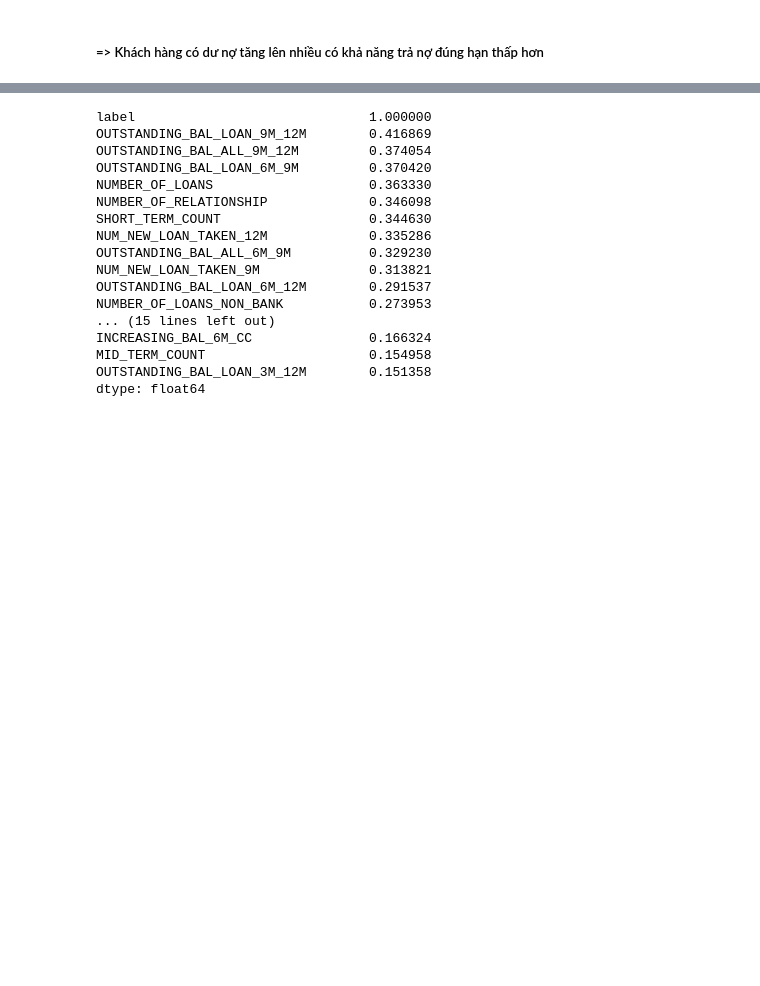
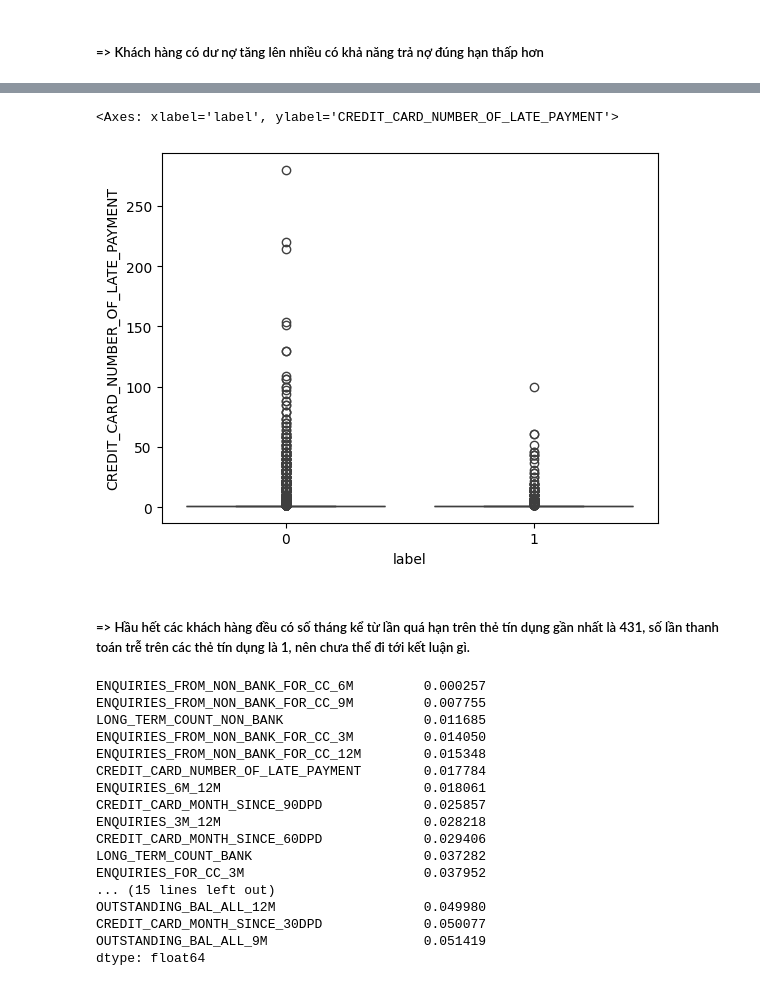
Before and after one commit to MinhDucNguyen9705/DSTC_Round2, a Jupyter notebook: data_analysis.ipynb, the cells around one changed output, grey strips where cells are left out. Cells and saved outputs as stored; diff of their text form; code cells hidden in the pictures; blank space fills up the shorter version.

```diff
--- a/data_analysis.ipynb
+++ b/data_analysis.ipynb
@@ -451,20 +535,27 @@ df[df['label']==1][['CREDIT_CARD_MONTH_SINCE_10DPD', 'CREDIT_CARD_MONTH_SINCE_30
+# %%
+sns.boxplot(x=df['label'], y=df['CREDIT_CARD_NUMBER_OF_LATE_PAYMENT'])
+# %% [output]
+<Axes: xlabel='label', ylabel='CREDIT_CARD_NUMBER_OF_LATE_PAYMENT'>
+[figure, added]
+# %% [markdown]
+##### => Hầu hết các khách hàng đều có số tháng kể từ lần quá hạn trên thẻ tín dụng gần nhất là 431, số lần thanh toán trễ trên các thẻ tín dụng là 1, nên chưa thể đi tới kết luận gì.
 # %%
-df.corrwith(df['label']).apply(lambda x: abs(x)).sort_values(ascending=False).head(30)
+df.corrwith(df['label']).apply(lambda x: abs(x)).sort_values(ascending=True).head(30)
 # %% [output]
-label                              1.000000
-OUTSTANDING_BAL_LOAN_9M_12M        0.416869
-OUTSTANDING_BAL_ALL_9M_12M         0.374054
-OUTSTANDING_BAL_LOAN_6M_9M         0.370420
-NUMBER_OF_LOANS                    0.363330
-NUMBER_OF_RELATIONSHIP             0.346098
-SHORT_TERM_COUNT                   0.344630
-NUM_NEW_LOAN_TAKEN_12M             0.335286
-OUTSTANDING_BAL_ALL_6M_9M          0.329230
-NUM_NEW_LOAN_TAKEN_9M              0.313821
-OUTSTANDING_BAL_LOAN_6M_12M        0.291537
-NUMBER_OF_LOANS_NON_BANK           0.273953
+ENQUIRIES_FROM_NON_BANK_FOR_CC_6M         0.000257
+ENQUIRIES_FROM_NON_BANK_FOR_CC_9M         0.007755
+LONG_TERM_COUNT_NON_BANK                  0.011685
+ENQUIRIES_FROM_NON_BANK_FOR_CC_3M         0.014050
+ENQUIRIES_FROM_NON_BANK_FOR_CC_12M        0.015348
+CREDIT_CARD_NUMBER_OF_LATE_PAYMENT        0.017784
+ENQUIRIES_6M_12M                          0.018061
+CREDIT_CARD_MONTH_SINCE_90DPD             0.025857
+ENQUIRIES_3M_12M                          0.028218
+CREDIT_CARD_MONTH_SINCE_60DPD             0.029406
+LONG_TERM_COUNT_BANK                      0.037282
+ENQUIRIES_FOR_CC_3M                       0.037952
 ... (15 lines left out)
-INCREASING_BAL_6M_CC               0.166324
-MID_TERM_COUNT                     0.154958
-OUTSTANDING_BAL_LOAN_3M_12M        0.151358
+OUTSTANDING_BAL_ALL_12M                   0.049980
+CREDIT_CARD_MONTH_SINCE_30DPD             0.050077
+OUTSTANDING_BAL_ALL_9M                    0.051419
 dtype: float64
```
Also changed, not shown: parts of 15 cells of this notebook, 4 other files.
